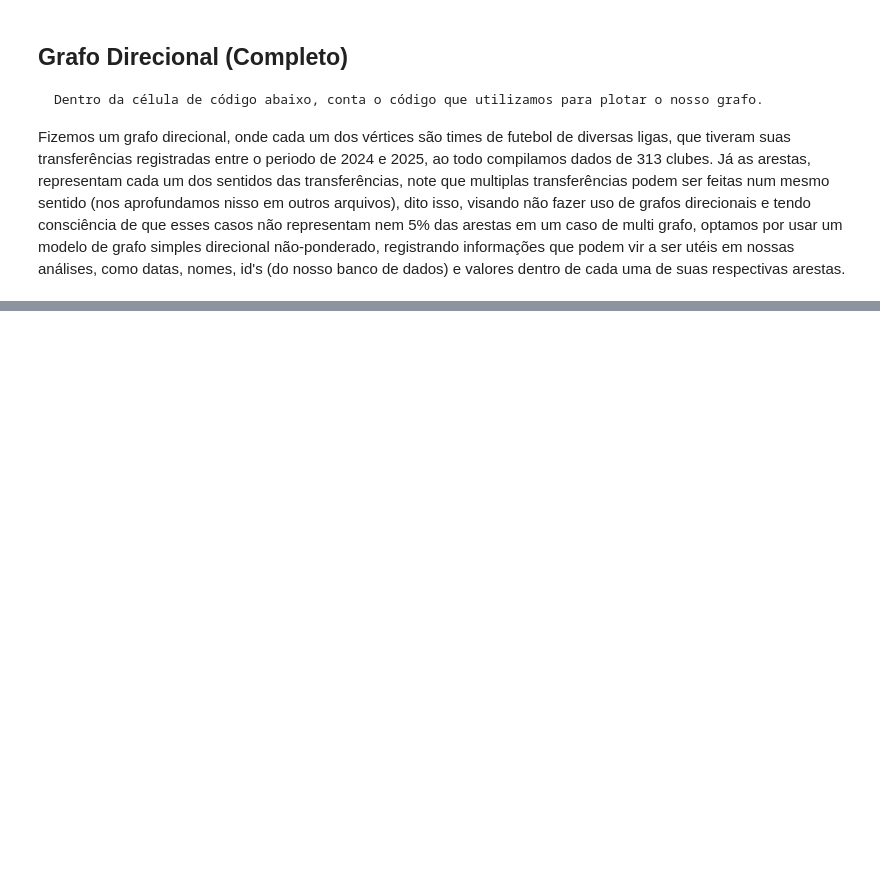
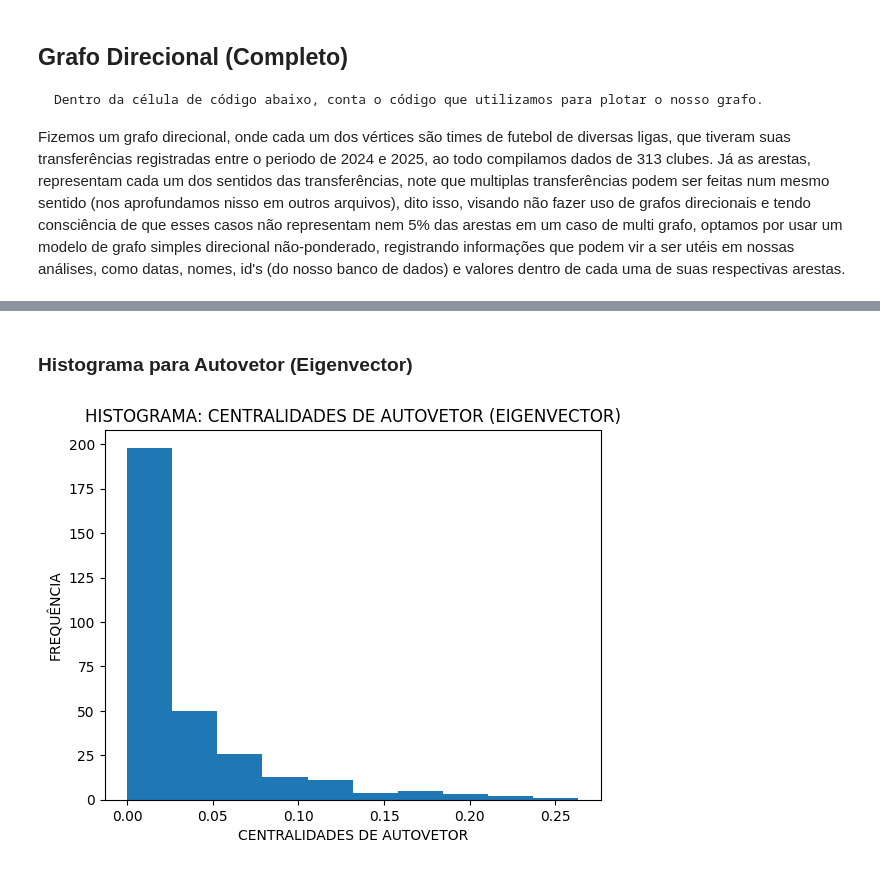
Before and after one commit to falcaoalvinho/projeto-cr-ufabc, a Jupyter notebook: plotagem.ipynb, the cells around one changed output, grey strips where cells are left out. Cells and saved outputs as stored; diff of their text form; code cells hidden in the pictures; blank space fills up the shorter version.

```diff
--- a/plotagem.ipynb
+++ b/plotagem.ipynb
@@ -62,0 +134,14 @@ ARESTAS DO GRAFO: 508
+# %% [markdown]
+### Histograma para Autovetor (Eigenvector)
+# %%
+dados = []
+for chave, valor in cent_autovetor.items():
+    dados.append(valor)
+
+plt.hist(dados, bins=10)
+plt.xlabel("CENTRALIDADES DE AUTOVETOR")
+plt.ylabel("FREQUÊNCIA")
+plt.title("HISTOGRAMA: CENTRALIDADES DE AUTOVETOR (EIGENVECTOR)")
+plt.show()
+# %% [output]
+[figure, added]
```
Also changed, not shown: parts of 17 cells of this notebook, 2 other files.
